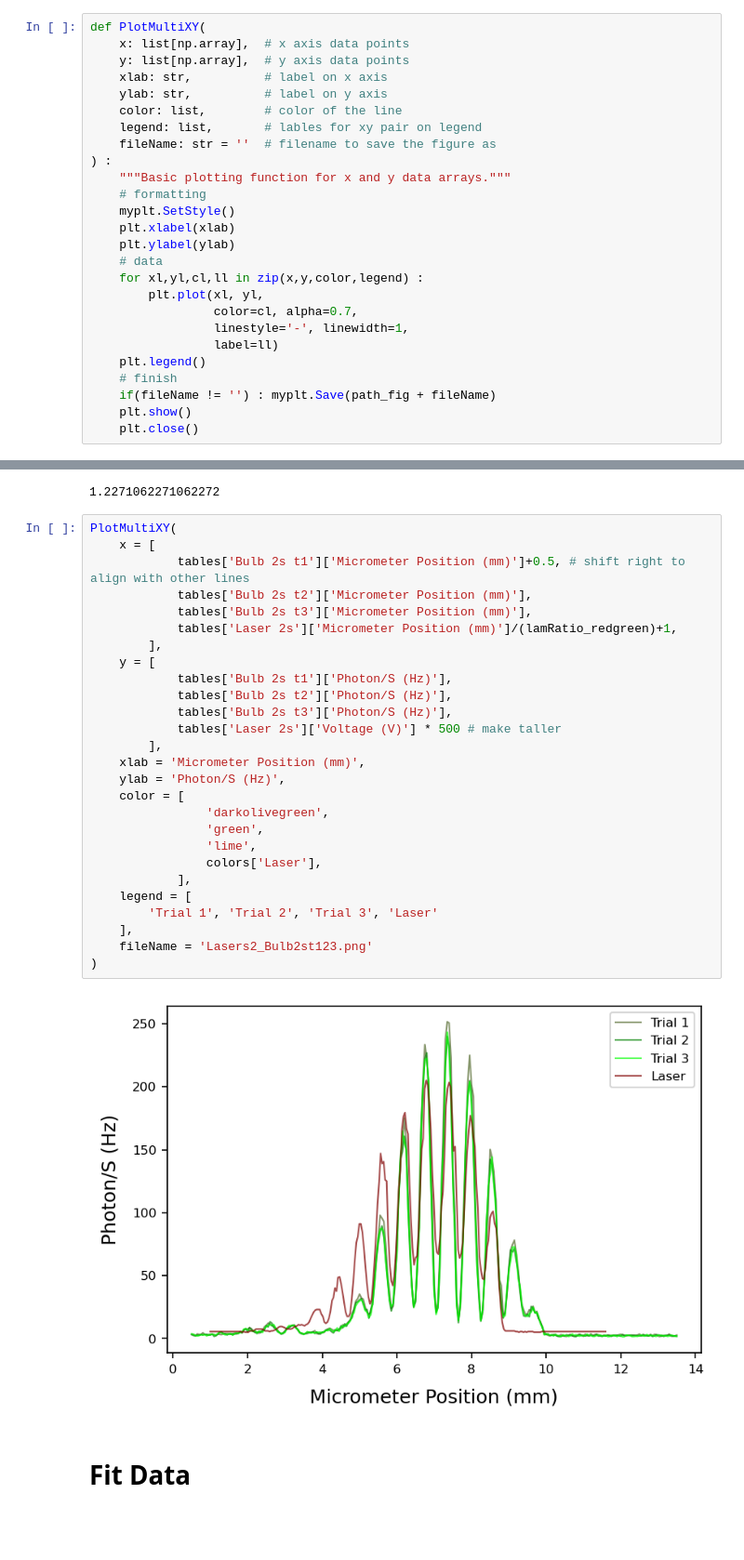
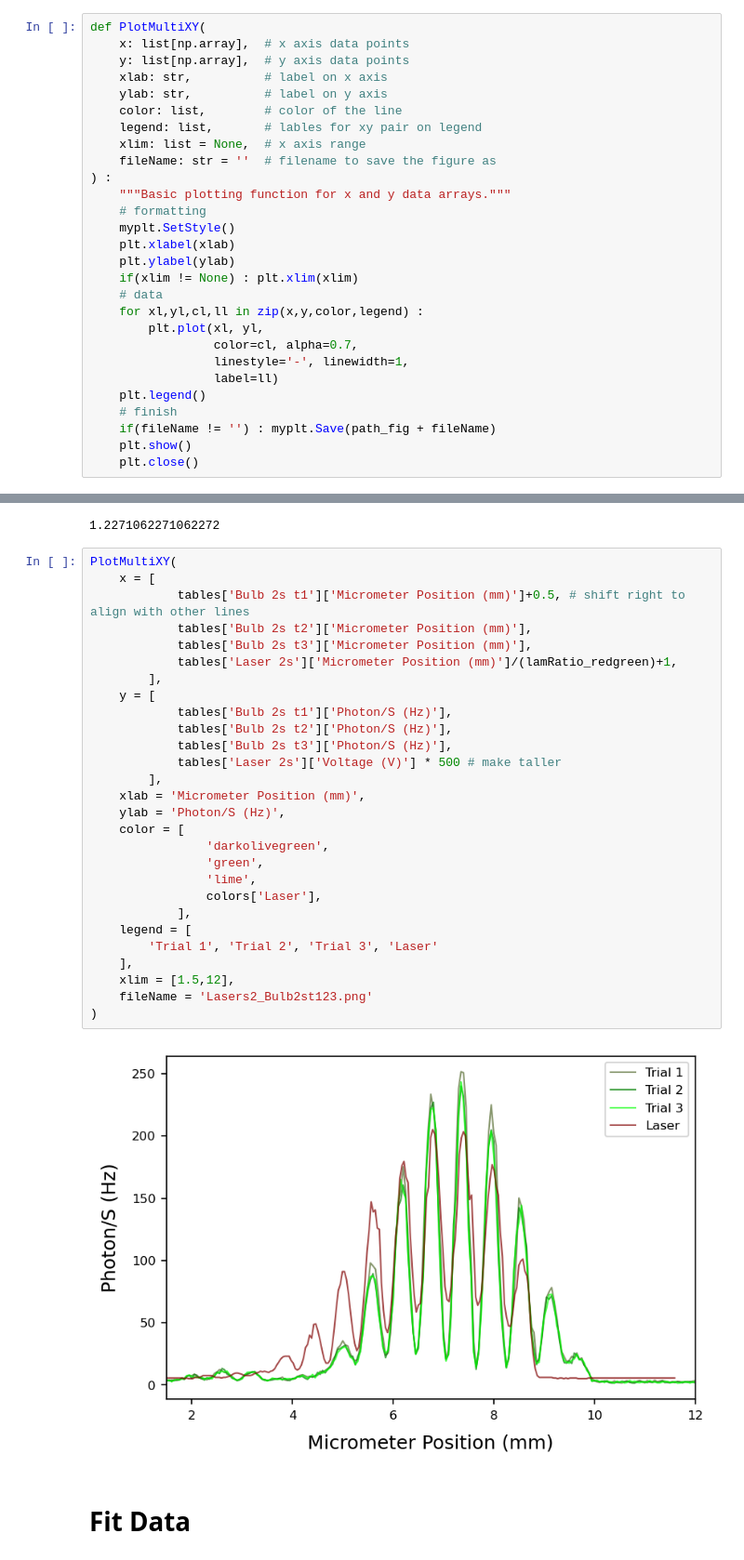
Before and after one commit to parallax-xallaraq/PHSX616, a Jupyter notebook: Lab1 - Two Slit Interference/Code/dataAnalysis1.ipynb, the cells around one changed output, grey strips where cells are left out. Shown at 93% size. Drawn from its saved outputs; the diff is of its cells as text; blank space fills up the shorter version.

Commit message:
better xlim

```diff
--- a/Lab1 - Two Slit Interference/Code/dataAnalysis1.ipynb
+++ b/Lab1 - Two Slit Interference/Code/dataAnalysis1.ipynb
@@ -143,6 +150,7 @@ def PlotMultiXY(
     ylab: str,          # label on y axis
     color: list,        # color of the line
     legend: list,       # lables for xy pair on legend
+    xlim: list = None,  # x axis range
     fileName: str = ''  # filename to save the figure as
 ) :
     """Basic plotting function for x and y data arrays."""
@@ -150,6 +158,7 @@ def PlotMultiXY(
     myplt.SetStyle()
     plt.xlabel(xlab)
     plt.ylabel(ylab)
+    if(xlim != None) : plt.xlim(xlim)
     # data
     for xl,yl,cl,ll in zip(x,y,color,legend) :
         plt.plot(xl, yl,
@@ -197,31 +230,32 @@ print(lamRatio_redgreen)
 # %%
 PlotMultiXY(
     x = [
             tables['Bulb 2s t1']['Micrometer Position (mm)']+0.5, # shift right to align with other lines
             tables['Bulb 2s t2']['Micrometer Position (mm)'],
             tables['Bulb 2s t3']['Micrometer Position (mm)'],
             tables['Laser 2s']['Micrometer Position (mm)']/(lamRatio_redgreen)+1,
         ],
     y = [
             tables['Bulb 2s t1']['Photon/S (Hz)'],
             tables['Bulb 2s t2']['Photon/S (Hz)'],
             tables['Bulb 2s t3']['Photon/S (Hz)'],
             tables['Laser 2s']['Voltage (V)'] * 500 # make taller
         ],
     xlab = 'Micrometer Position (mm)',
     ylab = 'Photon/S (Hz)',
     color = [
                 'darkolivegreen',
                 'green',
                 'lime',
                 colors['Laser'],
             ],
     legend = [
         'Trial 1', 'Trial 2', 'Trial 3', 'Laser'
     ],
+    xlim = [1.5,12],
     fileName = 'Lasers2_Bulb2st123.png'
 )
 # %% [output]
-[figure, old version]
+[figure, new version]
 # %% [markdown]
 # Fit Data
```
Also changed, not shown: parts of 8 cells of this notebook, 8 other files.
